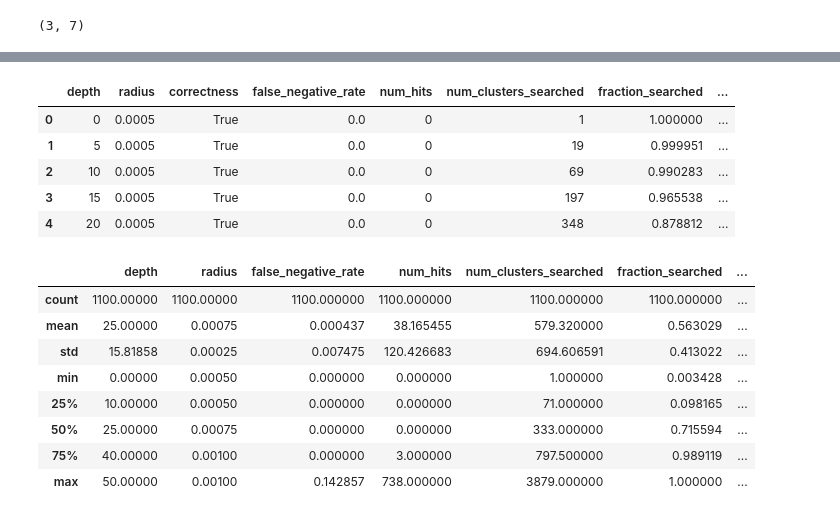
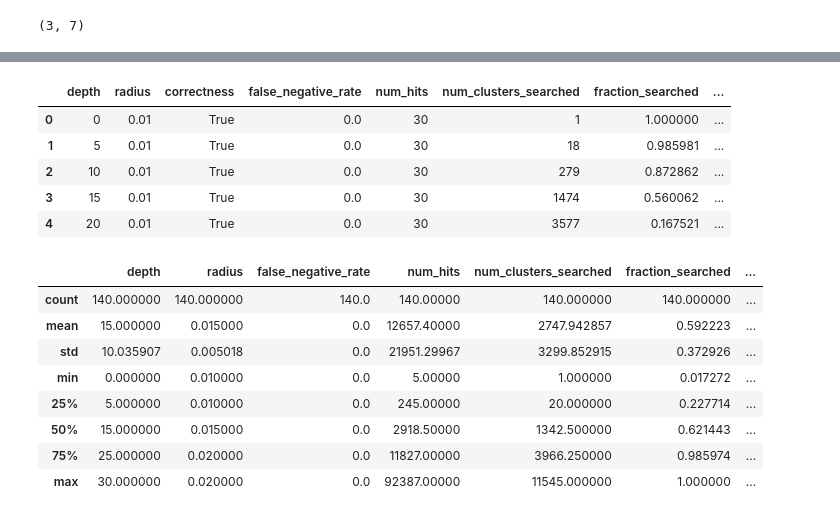
Before and after one commit to nishaq503/CHESS, a Jupyter notebook: data_vis.ipynb, the cells around one changed output, grey strips where cells are left out. Saved outputs shown, nothing was run; the diff lists cells and outputs as text; code cells hidden in the pictures.

```diff
--- a/data_vis.ipynb
+++ b/data_vis.ipynb
@@ -136,40 +145,41 @@ num_queries = 50
 # %%
 raw_data = pd.read_csv(
     f'logs/search_benchmarks_{dataset}_{metric}.csv',
     dtype={
         'depth': int,
         'radius': np.float64,
         'correctness': bool,
         'false_negative_rate': np.float64,
         'num_hits': int,
         'num_clusters_searched': int,
         'fraction_searched': np.float64,
         'df_calls_made': int,
         'linear_time': np.float64,
         'chess_time': np.float64,
         'speedup_factor': np.float64,
     }
 )
+raw_data = raw_data[:140]
 raw_data.head()
 # %% [output]
 |  | depth | radius | correctness | false_negative_rate | num_hits | num_clusters_searched | fraction_searched | ... |
-| 0 | 0 | 0.0005 | True | 0.0 | 0 | 1 | 1.000000 | ... |
-| 1 | 5 | 0.0005 | True | 0.0 | 0 | 19 | 0.999951 | ... |
-| 2 | 10 | 0.0005 | True | 0.0 | 0 | 69 | 0.990283 | ... |
-| 3 | 15 | 0.0005 | True | 0.0 | 0 | 197 | 0.965538 | ... |
-| 4 | 20 | 0.0005 | True | 0.0 | 0 | 348 | 0.878812 | ... |
+| 0 | 0 | 0.01 | True | 0.0 | 30 | 1 | 1.000000 | ... |
+| 1 | 5 | 0.01 | True | 0.0 | 30 | 18 | 0.985981 | ... |
+| 2 | 10 | 0.01 | True | 0.0 | 30 | 279 | 0.872862 | ... |
+| 3 | 15 | 0.01 | True | 0.0 | 30 | 1474 | 0.560062 | ... |
+| 4 | 20 | 0.01 | True | 0.0 | 30 | 3577 | 0.167521 | ... |
 # %%
 raw_data.describe()
 # %% [output]
 |  | depth | radius | false_negative_rate | num_hits | num_clusters_searched | fraction_searched | ... |
-| count | 1100.00000 | 1100.00000 | 1100.000000 | 1100.000000 | 1100.000000 | 1100.000000 | ... |
-| mean | 25.00000 | 0.00075 | 0.000437 | 38.165455 | 579.320000 | 0.563029 | ... |
-| std | 15.81858 | 0.00025 | 0.007475 | 120.426683 | 694.606591 | 0.413022 | ... |
-| min | 0.00000 | 0.00050 | 0.000000 | 0.000000 | 1.000000 | 0.003428 | ... |
-| 25% | 10.00000 | 0.00050 | 0.000000 | 0.000000 | 71.000000 | 0.098165 | ... |
-| 50% | 25.00000 | 0.00075 | 0.000000 | 0.000000 | 333.000000 | 0.715594 | ... |
-| 75% | 40.00000 | 0.00100 | 0.000000 | 3.000000 | 797.500000 | 0.989119 | ... |
-| max | 50.00000 | 0.00100 | 0.142857 | 738.000000 | 3879.000000 | 1.000000 | ... |
+| count | 140.000000 | 140.000000 | 140.0 | 140.00000 | 140.000000 | 140.000000 | ... |
+| mean | 15.000000 | 0.015000 | 0.0 | 12657.40000 | 2747.942857 | 0.592223 | ... |
+| std | 10.035907 | 0.005018 | 0.0 | 21951.29967 | 3299.852915 | 0.372926 | ... |
+| min | 0.000000 | 0.010000 | 0.0 | 5.00000 | 1.000000 | 0.017272 | ... |
+| 25% | 5.000000 | 0.010000 | 0.0 | 245.00000 | 20.000000 | 0.227714 | ... |
+| 50% | 15.000000 | 0.015000 | 0.0 | 2918.50000 | 1342.500000 | 0.621443 | ... |
+| 75% | 25.000000 | 0.020000 | 0.0 | 11827.00000 | 3966.250000 | 0.985974 | ... |
+| max | 30.000000 | 0.020000 | 0.0 | 92387.00000 | 11545.000000 | 1.000000 | ... |
 # %%
 total_linear_time = raw_data.linear_time.sum() / (raw_data.shape[0] / num_queries)
 total_chess_time = raw_data.chess_time.sum()
```
Also changed, not shown: parts of 21 cells of this notebook.
